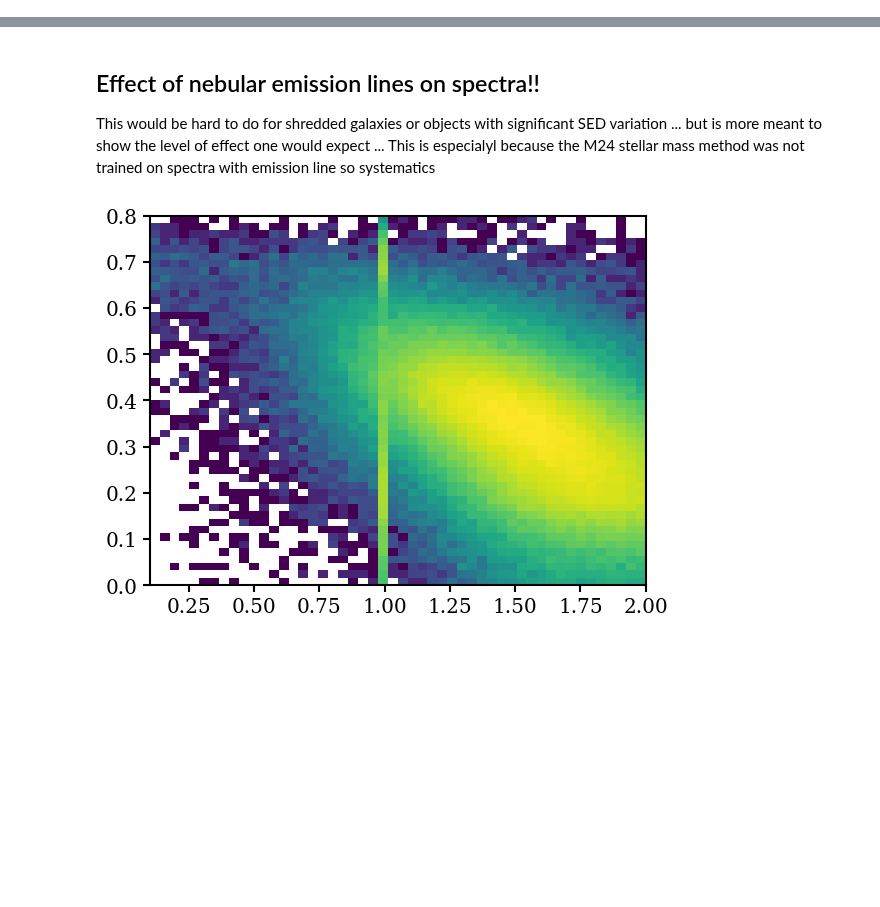
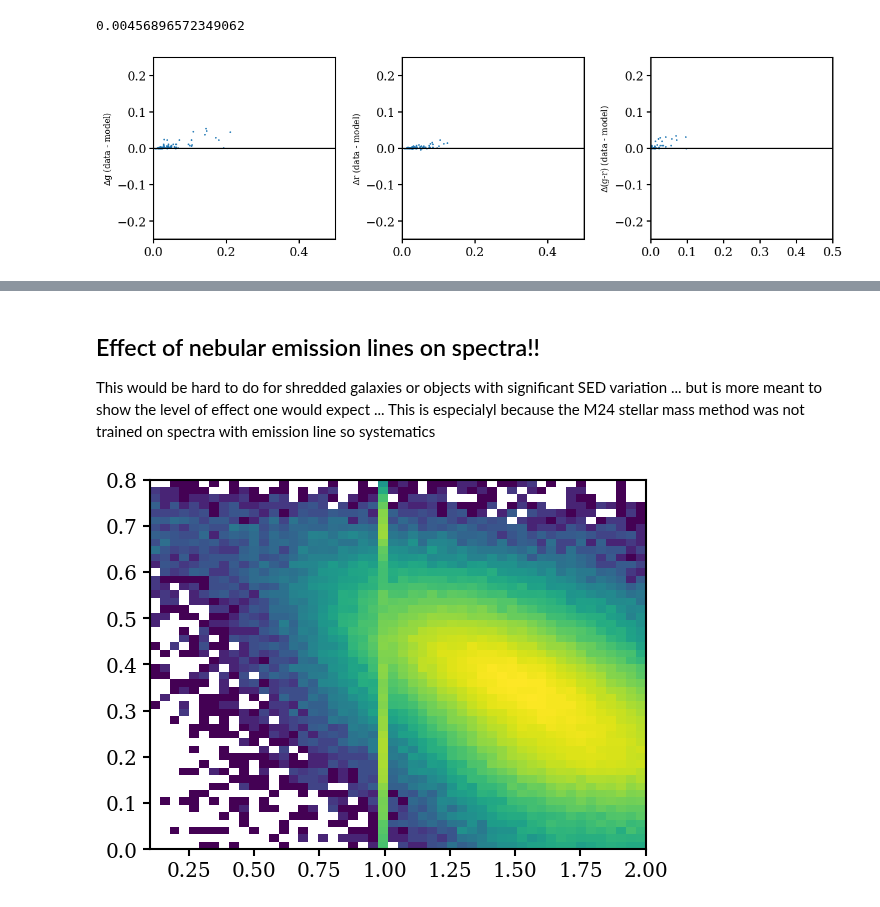
Before and after one commit to virajvman/desi_dwarfs, a Jupyter notebook: notebooks/catalog_paper/stellar_mass_investigate.ipynb, the cells around one changed output, grey strips where cells are left out. Saved outputs shown, nothing was run; the diff lists cells and outputs as text; code cells hidden in the pictures; blank space fills up the shorter version.

```diff
--- a/notebooks/catalog_paper/stellar_mass_investigate.ipynb
+++ b/notebooks/catalog_paper/stellar_mass_investigate.ipynb
@@ -73,0 +114,7 @@ Table length=3
+# %%
+result = compute_photometry_catalog(
+    main_elg[:500],
+    spectra_h5_path="/pscratch/sd/v/virajvm/catalog_dr1_dwarfs/iron_spectra/spectra_files/data/desi_dr1_dwarf_catalog_spectra.h5",
+    compute_data_photometry=True,
+    save_path=None,
+)
@@ -73,0 +140,19 @@ Table length=3
+# %%
+np.sqrt(1/47903.1640625)
+# %% [output]
+0.00456896572349062
+# %%
+g_model_diff = result["g_model_no_emi"].data - result["g_model_w_emi"].data
+g_data_diff = result["g_data_no_emi"].data - result["g_data_w_emi"].data
+
+r_model_diff = result["r_model_no_emi"].data - result["r_model_w_emi"].data
+r_data_diff = result["r_data_no_emi"].data - result["r_data_w_emi"].data
+
+gr_model_w_emi = result["g_model_w_emi"].data - result["r_model_w_emi"].data
+gr_model_no_emi = result["g_model_no_emi"].data - result["r_model_no_emi"].data
+
+gr_data_w_emi = result["g_data_w_emi"].data - result["r_data_w_emi"].data
+gr_data_no_emi = result["g_data_no_emi"].data - result["r_data_no_emi"].data
+
+gr_model_diff = gr_model_no_emi - gr_model_w_emi
+gr_data_diff = gr_data_no_emi - gr_data_w_emi
@@ -73,0 +166,20 @@ Table length=3
+# %%
+fig,ax = make_subplots(ncol=3,nrow=1,return_fig=True)
+
+ax[0].scatter( g_model_diff, g_data_diff - g_model_diff,s=1 )
+ax[1].scatter( r_model_diff, r_data_diff - r_model_diff,s=1 )
+ax[2].scatter( gr_model_diff,  gr_data_diff - gr_model_diff,s=1 )
+
+ax[0].set_ylabel(r"$\Delta$g (data - model)")
+ax[1].set_ylabel(r"$\Delta$r (data - model)")
+ax[2].set_ylabel(r"$\Delta$(g-r) (data - model)")
+
+
+for axi in ax:
+    axi.plot([0,1],[0,0],color="k")
+    axi.set_xlim([0.0,.5])
+    axi.set_ylim([-.25,.25])
+
+plt.show()
+# %% [output]
+[figure, added]
```
Also changed, not shown: parts of 21 cells of this notebook, 3 other files.
